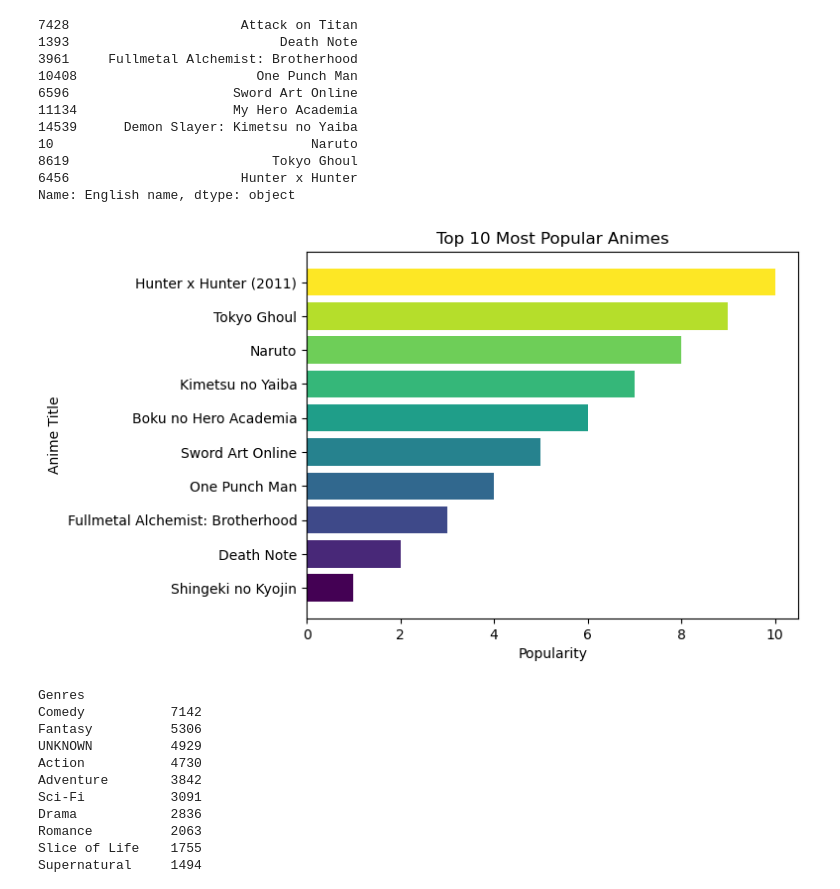
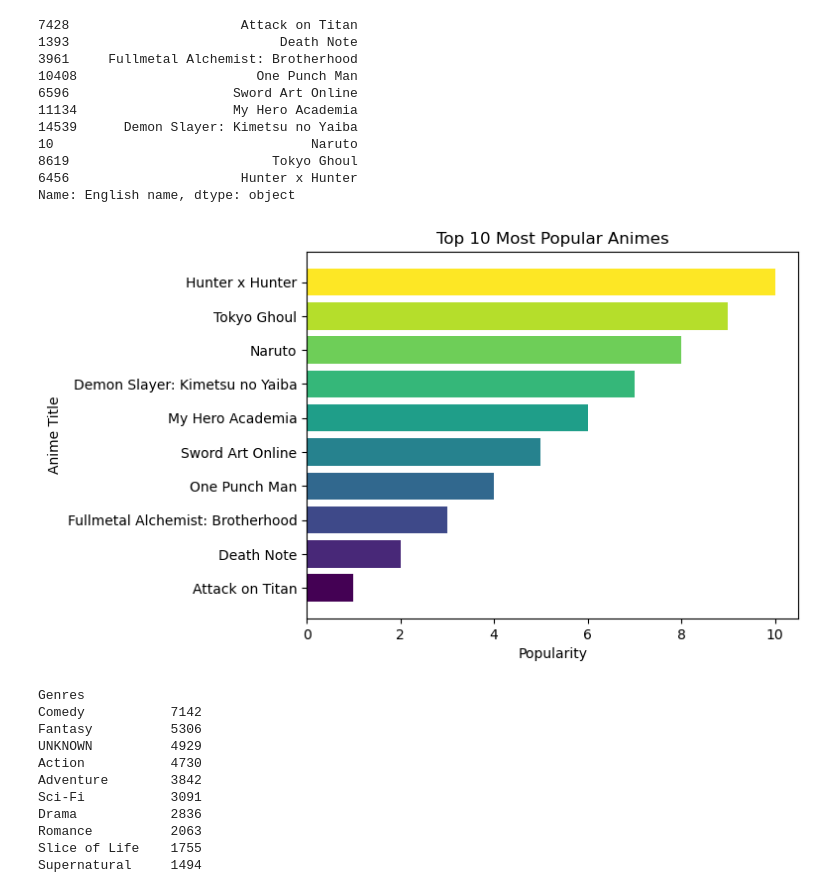
Before and after one commit to JoshRDFI/capstone, a Jupyter notebook: AnimeRecommender.ipynb, the cells around one changed output. Saved outputs shown, nothing was run; the diff lists cells and outputs as text; code cells hidden in the pictures.

```diff
--- a/AnimeRecommender.ipynb
+++ b/AnimeRecommender.ipynb
@@ -385,17 +382,17 @@ Name: English name, dtype: object
 # %%
 # Vizualization
 # Create unique colors for each bar
 colors = plt.cm.viridis(np.linspace(0, 1, len(top_10)))
 
 # Create a bar chart with different colors for each bar
-plt.barh(top_10['Name'], top_10['Popularity'], color=colors)
+plt.barh(top_10['English name'], top_10['Popularity'], color=colors)
 plt.xlabel('Popularity')
 plt.ylabel('Anime Title')
 plt.title('Top 10 Most Popular Animes')
 
 plt.show()
 # %% [output]
-[figure, old version]
+[figure, new version]
 # %%
 # Next, let's look at the categories of anime
 genre_counts = anime_df['Genres'].apply(lambda x: x.split(', ')).explode().value_counts()
```
Also changed, not shown: parts of 31 cells of this notebook.
